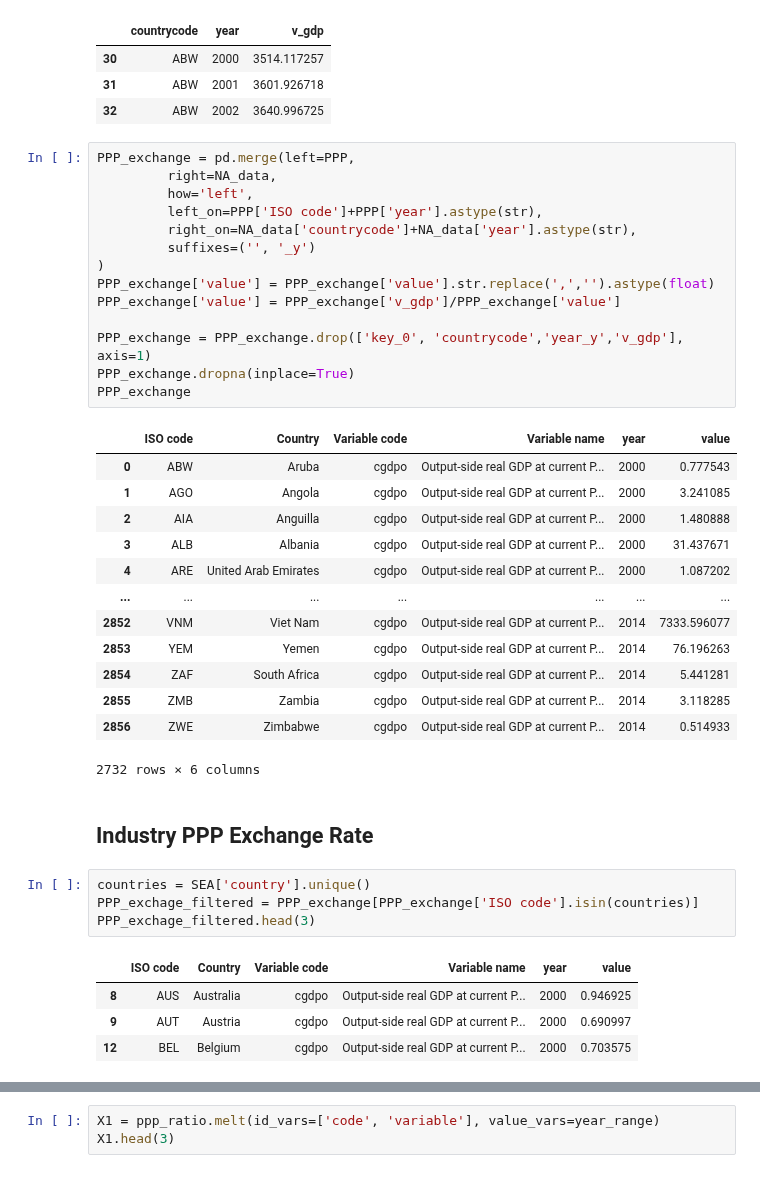
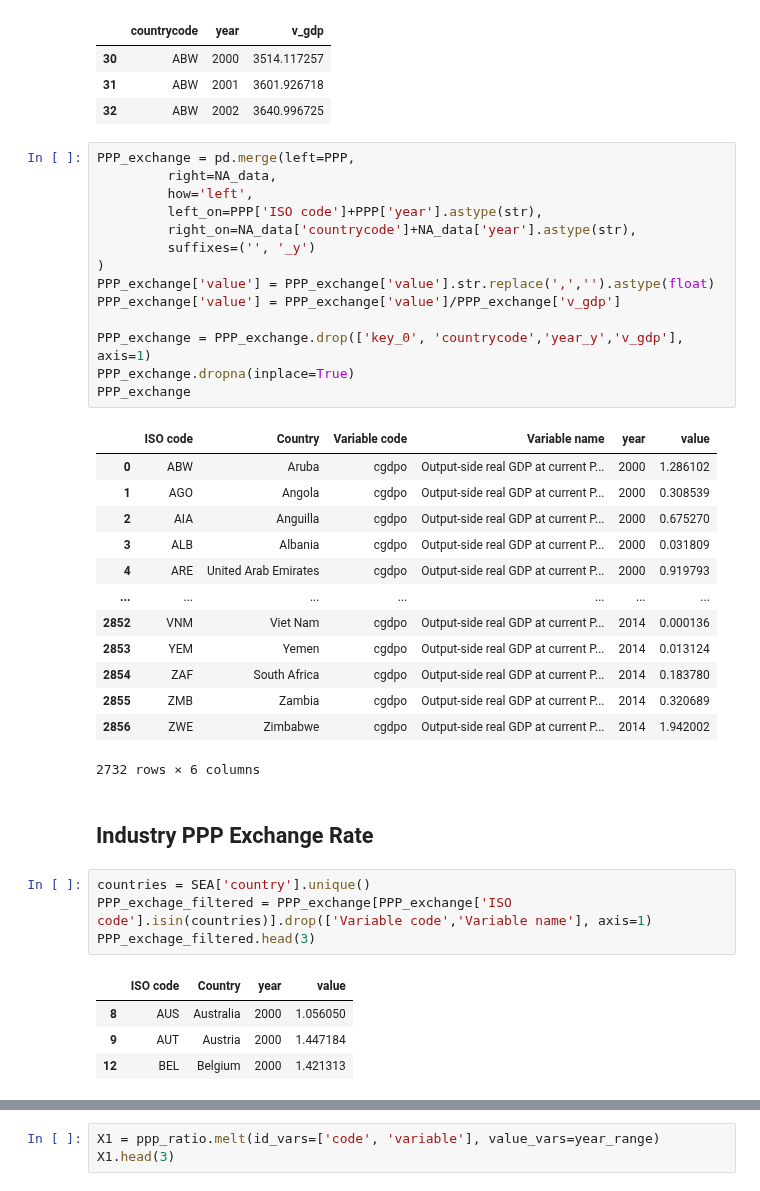
Before and after one commit to kavyajeetbora/ETL_wages, a Jupyter notebook: WIOD.ipynb, the cells around one changed output, grey strips where cells are left out. Drawn from its saved outputs; the diff is of its cells as text.

```diff
--- a/WIOD.ipynb
+++ b/WIOD.ipynb
@@ -190,33 +197,33 @@ PPP_exchange = pd.merge(left=PPP,
          suffixes=('', '_y')
 )
 PPP_exchange['value'] = PPP_exchange['value'].str.replace(',','').astype(float)
-PPP_exchange['value'] = PPP_exchange['v_gdp']/PPP_exchange['value']
+PPP_exchange['value'] = PPP_exchange['value']/PPP_exchange['v_gdp']
 
 PPP_exchange = PPP_exchange.drop(['key_0', 'countrycode','year_y','v_gdp'], axis=1)
 PPP_exchange.dropna(inplace=True)
 PPP_exchange
 # %% [output]
 |  | ISO code | Country | Variable code | Variable name | year | value |
-| 0 | ABW | Aruba | cgdpo | Output-side real GDP at current P... | 2000 | 0.777543 |
-| 1 | AGO | Angola | cgdpo | Output-side real GDP at current P... | 2000 | 3.241085 |
-| 2 | AIA | Anguilla | cgdpo | Output-side real GDP at current P... | 2000 | 1.480888 |
-| 3 | ALB | Albania | cgdpo | Output-side real GDP at current P... | 2000 | 31.437671 |
-| 4 | ARE | United Arab Emirates | cgdpo | Output-side real GDP at current P... | 2000 | 1.087202 |
+| 0 | ABW | Aruba | cgdpo | Output-side real GDP at current P... | 2000 | 1.286102 |
+| 1 | AGO | Angola | cgdpo | Output-side real GDP at current P... | 2000 | 0.308539 |
+| 2 | AIA | Anguilla | cgdpo | Output-side real GDP at current P... | 2000 | 0.675270 |
+| 3 | ALB | Albania | cgdpo | Output-side real GDP at current P... | 2000 | 0.031809 |
+| 4 | ARE | United Arab Emirates | cgdpo | Output-side real GDP at current P... | 2000 | 0.919793 |
 | ... | ... | ... | ... | ... | ... | ... |
-| 2852 | VNM | Viet Nam | cgdpo | Output-side real GDP at current P... | 2014 | 7333.596077 |
-| 2853 | YEM | Yemen | cgdpo | Output-side real GDP at current P... | 2014 | 76.196263 |
-| 2854 | ZAF | South Africa | cgdpo | Output-side real GDP at current P... | 2014 | 5.441281 |
-| 2855 | ZMB | Zambia | cgdpo | Output-side real GDP at current P... | 2014 | 3.118285 |
-| 2856 | ZWE | Zimbabwe | cgdpo | Output-side real GDP at current P... | 2014 | 0.514933 |
+| 2852 | VNM | Viet Nam | cgdpo | Output-side real GDP at current P... | 2014 | 0.000136 |
+| 2853 | YEM | Yemen | cgdpo | Output-side real GDP at current P... | 2014 | 0.013124 |
+| 2854 | ZAF | South Africa | cgdpo | Output-side real GDP at current P... | 2014 | 0.183780 |
+| 2855 | ZMB | Zambia | cgdpo | Output-side real GDP at current P... | 2014 | 0.320689 |
+| 2856 | ZWE | Zimbabwe | cgdpo | Output-side real GDP at current P... | 2014 | 1.942002 |
 2732 rows × 6 columns
 # %% [markdown]
 ## Industry PPP Exchange Rate
 # %%
 countries = SEA['country'].unique()
-PPP_exchage_filtered = PPP_exchange[PPP_exchange['ISO code'].isin(countries)]
+PPP_exchage_filtered = PPP_exchange[PPP_exchange['ISO code'].isin(countries)].drop(['Variable code','Variable name'], axis=1)
 PPP_exchage_filtered.head(3)
 # %% [output]
-|  | ISO code | Country | Variable code | Variable name | year | value |
-| 8 | AUS | Australia | cgdpo | Output-side real GDP at current P... | 2000 | 0.946925 |
-| 9 | AUT | Austria | cgdpo | Output-side real GDP at current P... | 2000 | 0.690997 |
-| 12 | BEL | Belgium | cgdpo | Output-side real GDP at current P... | 2000 | 0.703575 |
+|  | ISO code | Country | year | value |
+| 8 | AUS | Australia | 2000 | 1.056050 |
+| 9 | AUT | Austria | 2000 | 1.447184 |
+| 12 | BEL | Belgium | 2000 | 1.421313 |
```
Also changed, not shown: parts of 21 cells of this notebook.
